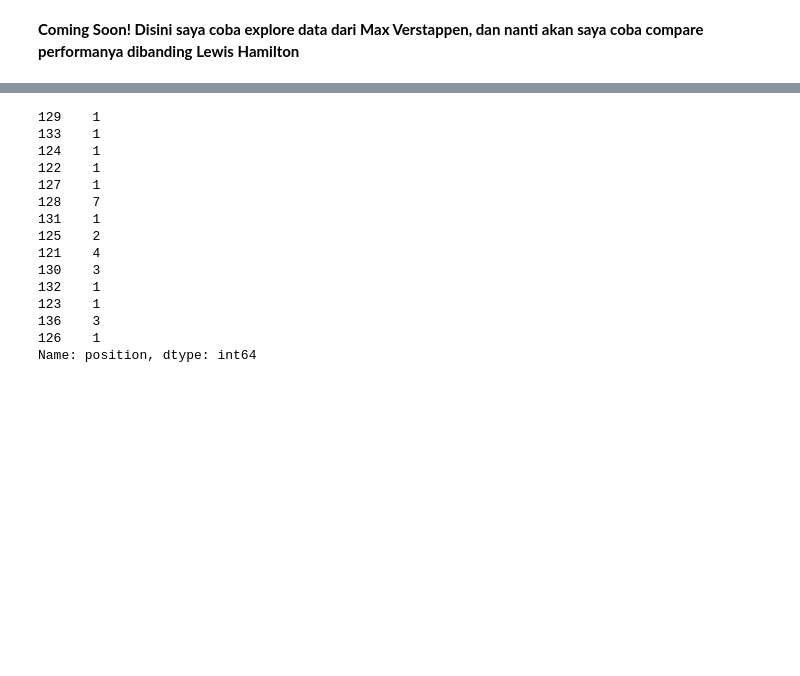
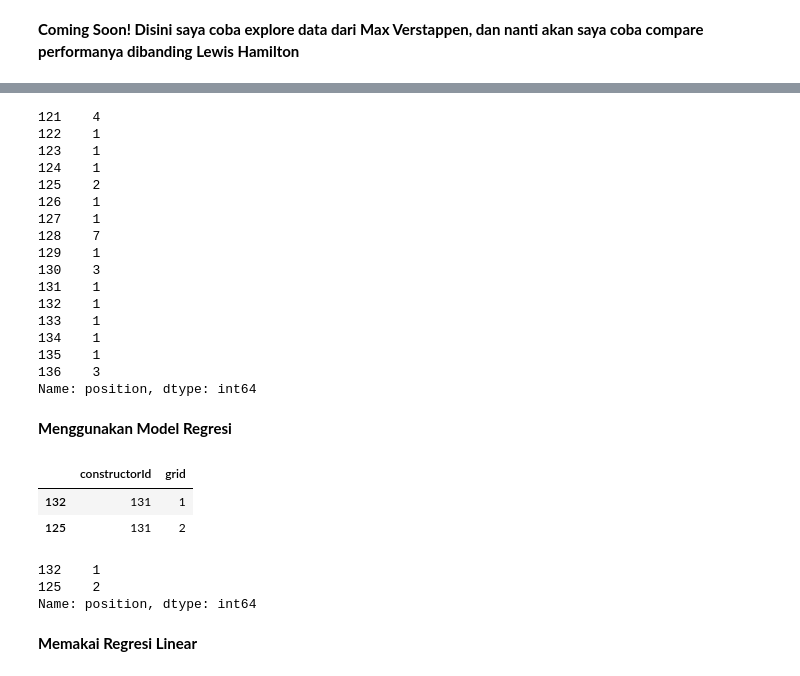
Before and after one commit to KusumaatmaSyafadhi/kusumaatmas, a Jupyter notebook: F1_Analysis.ipynb, the cells around one changed output, grey strips where cells are left out. Saved outputs shown, nothing was run; the diff lists cells and outputs as text; code cells hidden in the pictures; blank space fills up the shorter version.

```diff
--- a/F1_Analysis.ipynb
+++ b/F1_Analysis.ipynb
@@ -544,22 +579,40 @@ Coming Soon, Masih ada yang ngga normal disini hehe
+# %%
+y
+# %% [output]
+121    4
+122    1
+123    1
+124    1
+125    2
+126    1
+127    1
+128    7
+129    1
+130    3
+131    1
+132    1
+133    1
+134    1
+135    1
+136    3
+Name: position, dtype: int64
+# %% [markdown]
+**Menggunakan Model Regresi**
 # %%
 from sklearn.model_selection import train_test_split #membagi data training dan testing
 # %%
 X_train, X_test, y_train, y_test = train_test_split(X,y, test_size = 0.1)
-y_train
+X_test
 # %% [output]
-129    1
-133    1
-124    1
-122    1
-127    1
-128    7
-131    1
-125    2
-121    4
-130    3
-132    1
-123    1
-136    3
-126    1
-Name: position, dtype: int64
+|  | constructorId | grid |
+| 132 | 131 | 1 |
+| 125 | 131 | 2 |
+# %%
+y_test
+# %% [output]
+132    1
+125    2
+Name: position, dtype: int64
+# %% [markdown]
+**Memakai Regresi Linear**
 # %%
```
Also changed, not shown: parts of 27 cells of this notebook.
